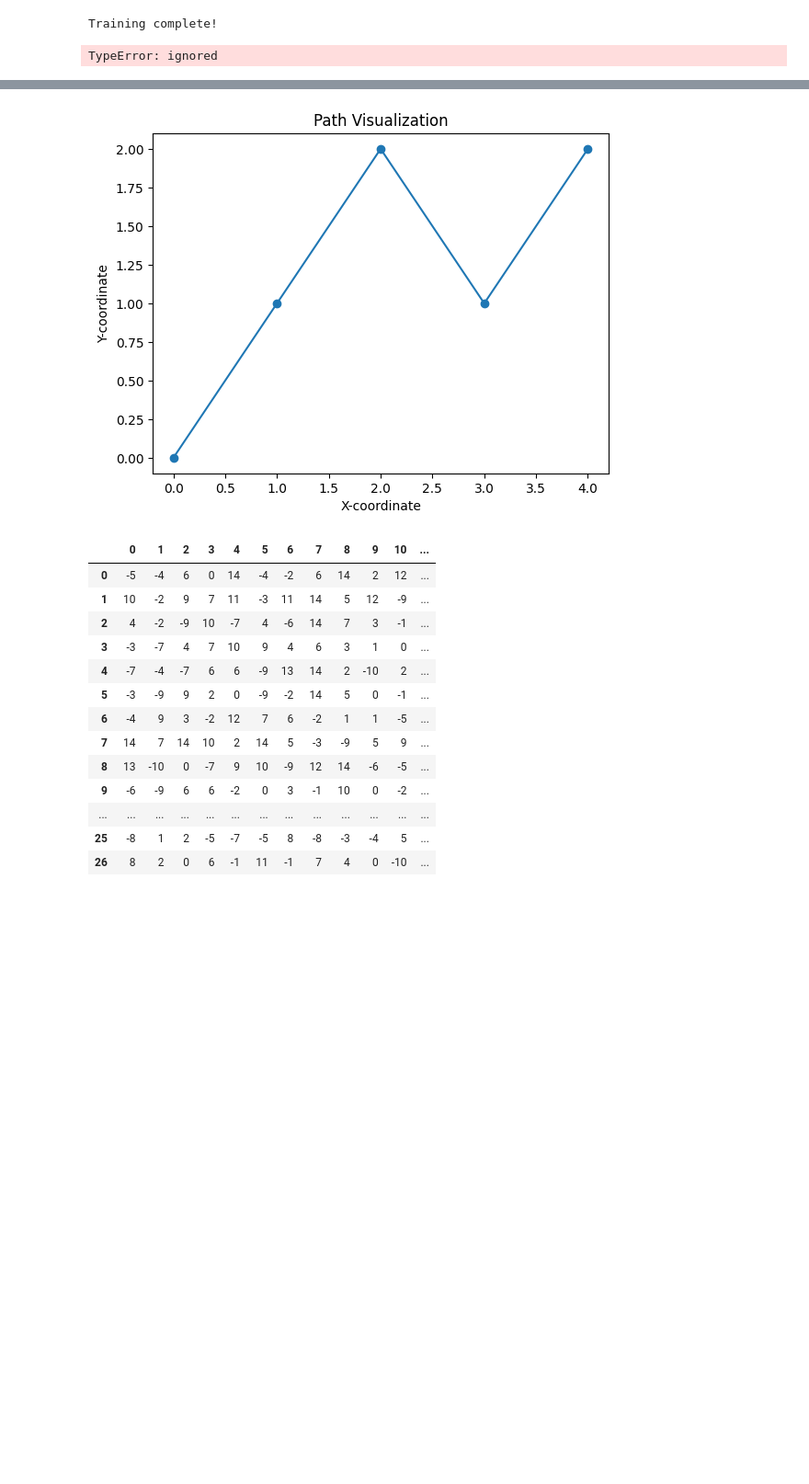
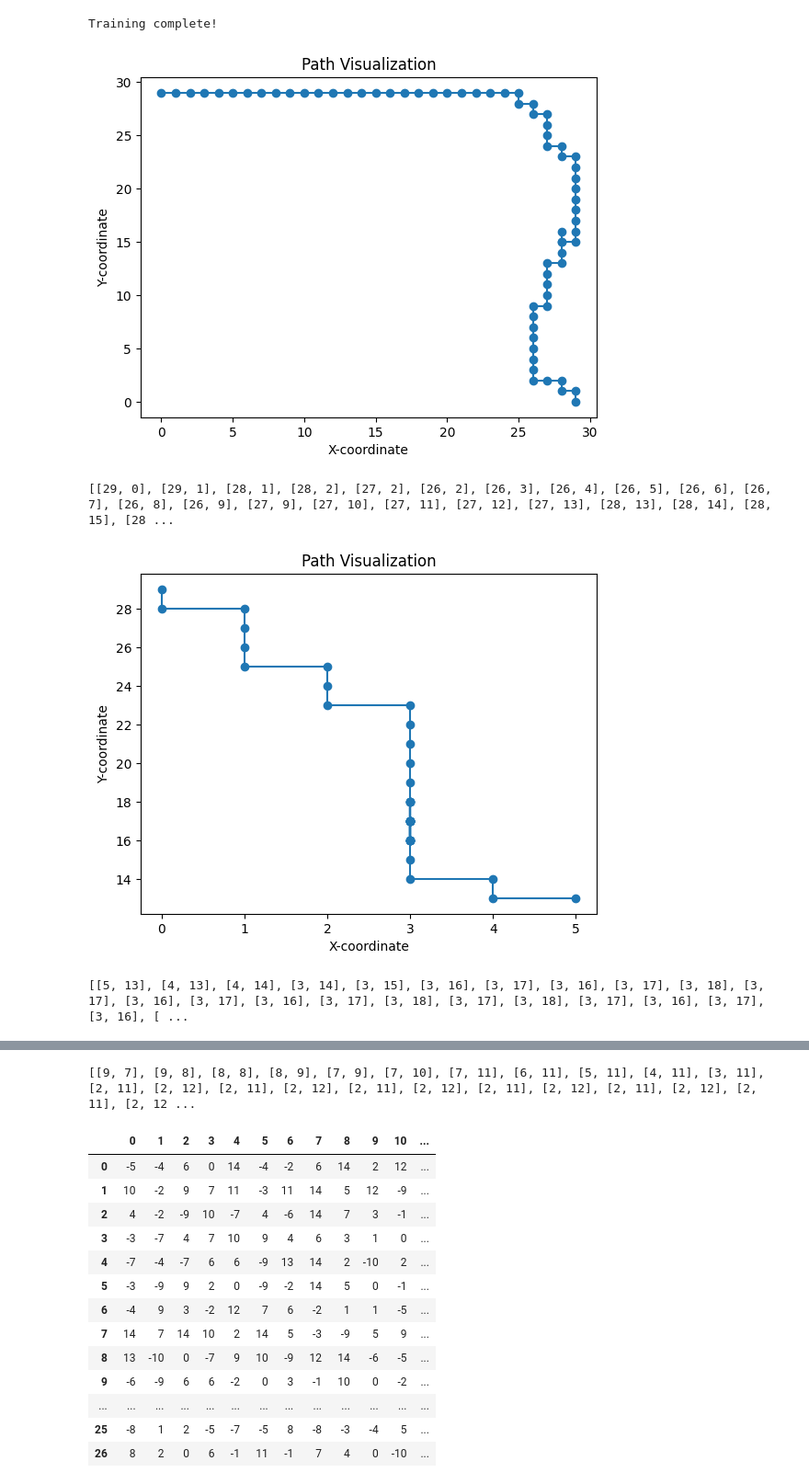
Before and after one commit to Arminsbss/Reinforcement-learning-N-N-grid, a Jupyter notebook: reinforcement_learning_n_n_grid.ipynb, the cells around one changed output, grey strips where cells are left out. Shown: that part at 92% size. Drawn from its saved outputs; the diff is of its cells as text; code cells hidden in the pictures; blank space fills up the shorter version.

```diff
--- a/reinforcement_learning_n_n_grid.ipynb
+++ b/reinforcement_learning_n_n_grid.ipynb
@@ -117,6 +116,16 @@ def get_shortest_path(start_row_index, start_column_index):
     current_row_index, current_column_index = get_next_location(current_row_index, current_column_index, action_index)
     shortest_path.append([current_row_index, current_column_index])
     move+=1
+    if shortest_path[-1][0]==0:
+      while shortest_path[-1][1]!=29:
+        current_row_index, current_column_index = get_next_location(current_row_index, current_column_index, 1)
+        shortest_path.append([current_row_index, current_column_index])
+      return shortest_path
+    if shortest_path[-1][1]==29:
+      while shortest_path[-1][0]!=0:
+        current_row_index, current_column_index = get_next_location(current_row_index, current_column_index, 0)
+        shortest_path.append([current_row_index, current_column_index])
+      return shortest_path
   return shortest_path
 # %% [markdown]
 #**Main**
@@ -156,29 +165,36 @@ print('Training complete!')
 # %% [output]
 Training complete!
 # %%
-def plot_it(coordinates)
-x_coords, y_coords = zip(*coordinates)
+import matplotlib.pyplot as plt
+def plot_it(coordinates):
+  x_coords, y_coords = zip(*coordinates)
 
-# Create a new figure
-plt.figure()
+  # Create a new figure
+  plt.figure()
 
-# Plot the path
-plt.plot(x_coords, y_coords, marker='o', linestyle='-')
+  # Plot the path
+  plt.plot(x_coords, y_coords, marker='o', linestyle='-')
 
-# Add labels and title
-plt.xlabel('X-coordinate')
-plt.ylabel('Y-coordinate')
-plt.title('Path Visualization')
+  # Add labels and title
+  plt.xlabel('X-coordinate')
+  plt.ylabel('Y-coordinate')
+  plt.title('Path Visualization')
 
-# Show the plot
-plt.show()
+  # Show the plot
+  plt.show()
 # %%
 #display a few shortest paths
-coordinates = get_shortest_path(29, 0)
+coordinates=get_shortest_path(29, 0)
+plot_it(coordinates)
 print(coordinates)
-coordinates = get_shortest_path(5, 0)
+coordinates=get_shortest_path(5, 13)
+plot_it(coordinates)
 print(coordinates)
-coordinates = get_shortest_path(9, 29)
+coordinates=get_shortest_path(9, 7)
+plot_it(coordinates)
 print(coordinates)
 # %% [output]
+[figure, added]
-TypeError: ignored
+[[29, 0], [29, 1], [28, 1], [28, 2], [27, 2], [26, 2], [26, 3], [26, 4], [26, 5], [26, 6], [26, 7], [26, 8], [26, 9], [27, 9], [27, 10], [27, 11], [27, 12], [27, 13], [28, 13], [28, 14], [28, 15], [28 ...
+[figure, added]
+[[5, 13], [4, 13], [4, 14], [3, 14], [3, 15], [3, 16], [3, 17], [3, 16], [3, 17], [3, 18], [3, 17], [3, 16], [3, 17], [3, 16], [3, 17], [3, 18], [3, 17], [3, 18], [3, 17], [3, 16], [3, 17], [3, 16], [ ...
@@ -185,27 +202,4 @@ TypeError: ignored
+[[9, 7], [9, 8], [8, 8], [8, 9], [7, 9], [7, 10], [7, 11], [6, 11], [5, 11], [4, 11], [3, 11], [2, 11], [2, 12], [2, 11], [2, 12], [2, 11], [2, 12], [2, 11], [2, 12], [2, 11], [2, 12], [2, 11], [2, 12 ...
-# %%
-import matplotlib.pyplot as plt
-
-# Define a list of coordinates representing your path
-coordinates = [(0, 0), (1, 1), (2, 2), (3, 1), (4, 2)]
-
-# Extract x and y coordinates from the list
-x_coords, y_coords = zip(*coordinates)
-
-# Create a new figure
-plt.figure()
-
-# Plot the path
-plt.plot(x_coords, y_coords, marker='o', linestyle='-')
-
-# Add labels and title
-plt.xlabel('X-coordinate')
-plt.ylabel('Y-coordinate')
-plt.title('Path Visualization')
-
-# Show the plot
-plt.show()
-# %% [output]
-[figure, removed]
 # %%
 import pandas as pd
 
```
Also changed, not shown: parts of 4 cells of this notebook.
